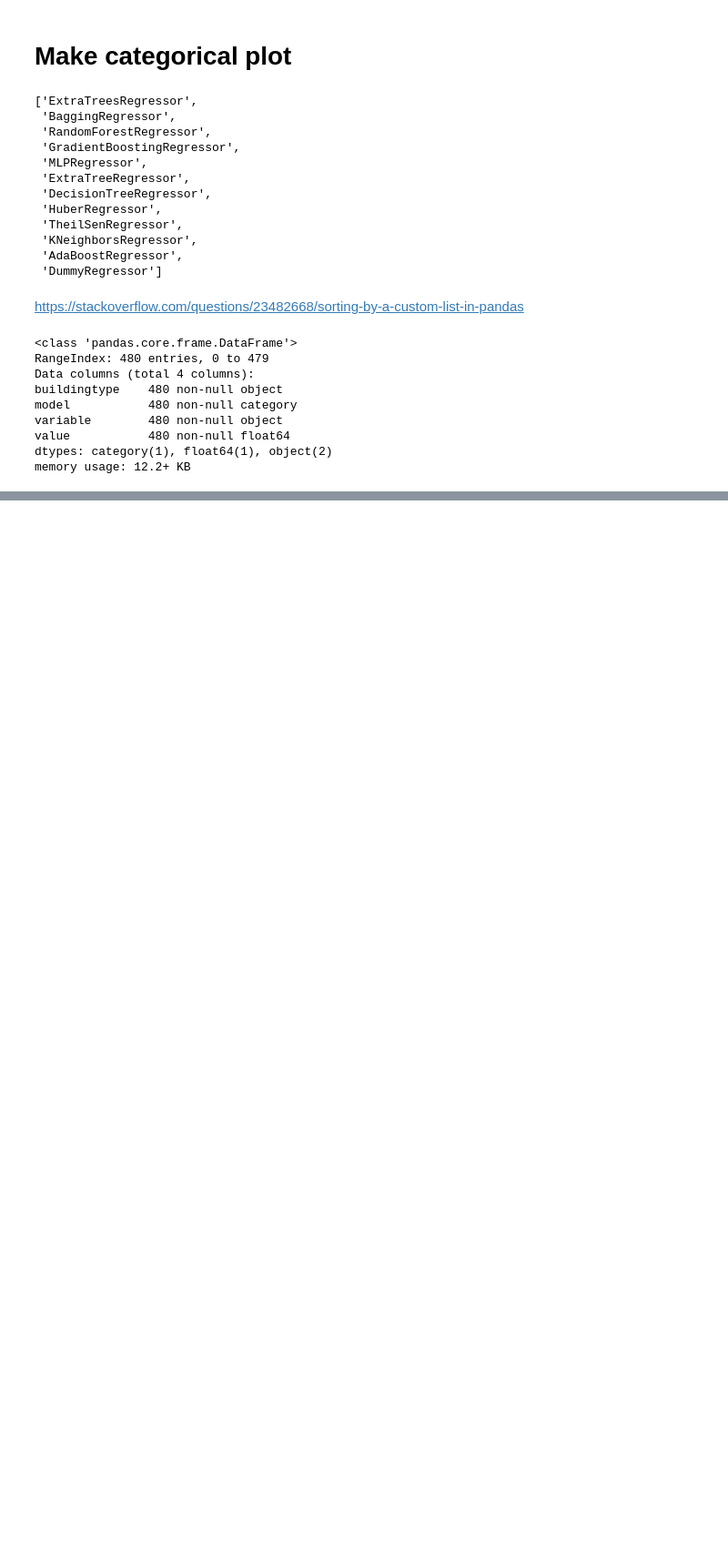
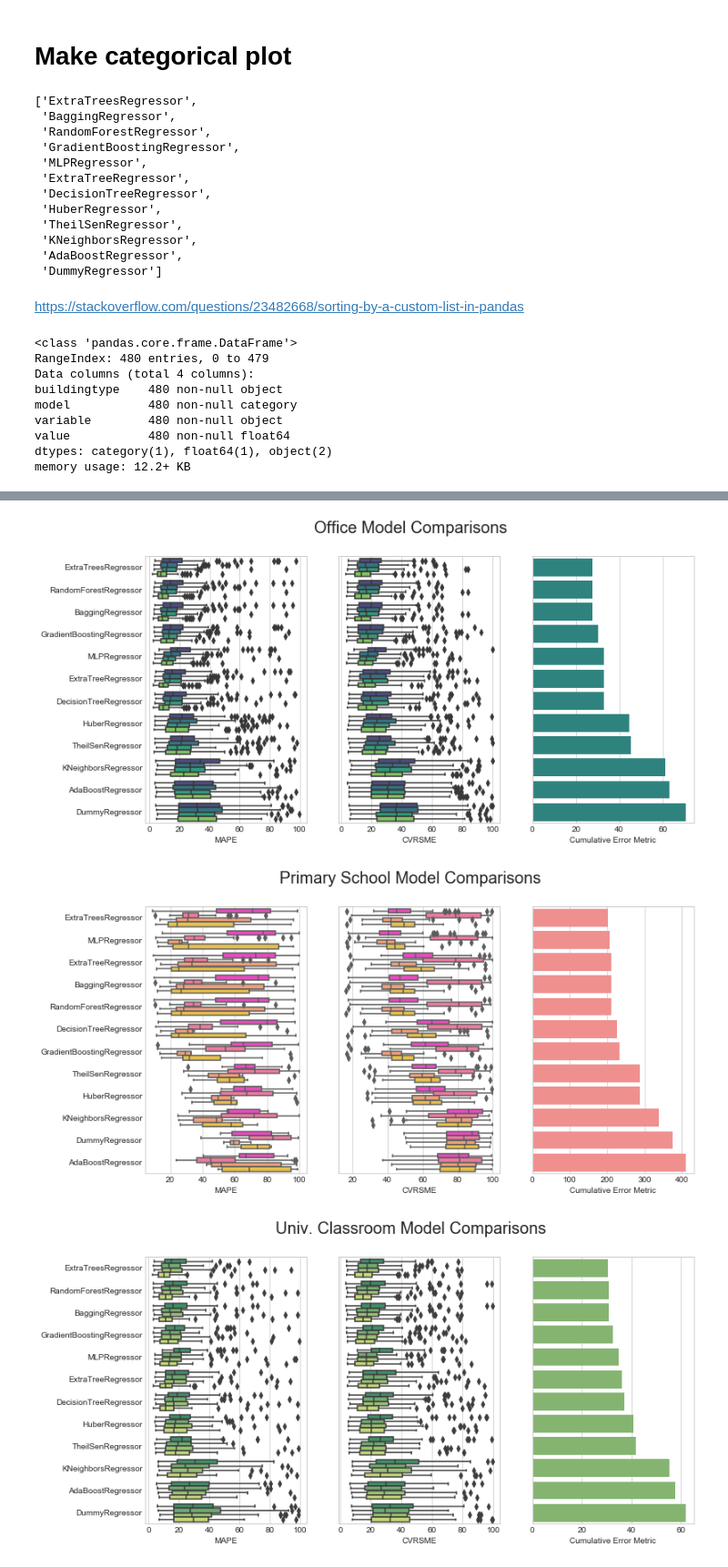
Before and after one commit to buds-lab/building-prediction-benchmarking, a Jupyter notebook: visualization_notebooks/boxplot-visualization.ipynb, the cells around one changed output, grey strips where cells are left out. Shown at 91% size. Cells and saved outputs as stored; diff of their text form; code cells hidden in the pictures; blank space fills up the shorter version.

Commit message:
added cohort and error zone analysis

```diff
--- a/visualization_notebooks/boxplot-visualization.ipynb
+++ b/visualization_notebooks/boxplot-visualization.ipynb
@@ -389,0 +394,51 @@ g.savefig("Cat_Plot.pdf")
+# %%
+color_palattes = ["viridis","spring","summer","autumn","winter"]
+
+for buildingtype in buildingtypes:
+
+    f, axes = plt.subplots(1, 3, figsize=(12,6)) #, sharex='col'
+    plt.style.use('seaborn-whitegrid')
+    f.suptitle(name_mapping[buildingtype]+" Model Comparisons", fontsize=20)
+
+    models_in_order = list(result[result.buildingtype == buildingtype].groupby("model").median().abs().drop(["RSQUARED"],axis=1).sum(axis=1).sort_values().index)
+
+    dataframes = []
+    for i in range(len(models_in_order)):
+
+        cv_range = range(1,5)
+
+        for cv_mode in cv_range:
+            data = pd.read_csv('../results/' + models_in_order[i] + '_metrics_cross_validation_'+str(cv_mode)+'.csv')
+            data['buildingtype'] = data.building.apply(lambda x: assign_buildingtype(x))
+            data['cv_mode'] = str(cv_mode)
+            data['model'] = models_in_order[i]
+            dataframes.append(data)
+            result = pd.concat(dataframes)
+
+    MAPE = result.melt(id_vars=['buildingtype','cv_mode','model'], value_vars='MAPE')
+    ax1 = sns.boxplot(data=MAPE[MAPE.buildingtype == buildingtype][MAPE<100], x='value', y='model', hue='cv_mode', palette=color_palattes[buildingtypes.index(buildingtype)], ax=axes[0])
+    ax1.set(ylabel="", xlabel="MAPE")
+    ax1.get_legend().remove()
+
+#     NMBE = result.melt(id_vars=['buildingtype','cv_mode','model'], value_vars='NMBE')
+#     ax2 = sns.boxplot(data=NMBE[NMBE.buildingtype == buildingtype][(NMBE<50)&(NMBE>-50)], x='value', y='model', hue='cv_mode', palette=color_palattes[buildingtypes.index(buildingtype)], ax=axes[1])
+#     ax2.set(ylabel="", xlabel="NMBE", yticks=[])
+#     ax2.get_legend().remove()
+
+    CVRSME = result.melt(id_vars=['buildingtype','cv_mode','model'], value_vars='CVRSME')
+    ax2 = sns.boxplot(data=CVRSME[CVRSME.buildingtype == buildingtype][(CVRSME<100)], x='value', y='model', hue='cv_mode', palette=color_palattes[buildingtypes.index(buildingtype)], ax=axes[1])
+    ax2.set(ylabel="", xlabel="CVRSME", yticks=[])
+    ax2.get_legend().remove()
+
+    cmap = matplotlib.cm.get_cmap(color_palattes[buildingtypes.index(buildingtype)])
+    rgba = cmap(0.5)
+    ranking = pd.DataFrame({"metric":result[result.buildingtype == buildingtype].groupby("model").median().abs().drop(["RSQUARED","NMBE"],axis=1).sum(axis=1).sort_values()}).reset_index()
+    ax3 = sns.barplot(data=ranking, x="metric", y="model", ax=axes[2], color=rgba)
+    ax3.set(ylabel="", xlabel="Cumulative Error Metric", yticks=[])
+
+    f.savefig(buildingtype+"_boxplot_v2.pdf")
+    plt.show()
+# %% [output]
+[figure, added]
+[figure, added]
+[figure, added]
```
Also changed, not shown: parts of 4 cells of this notebook, 15 other files.
